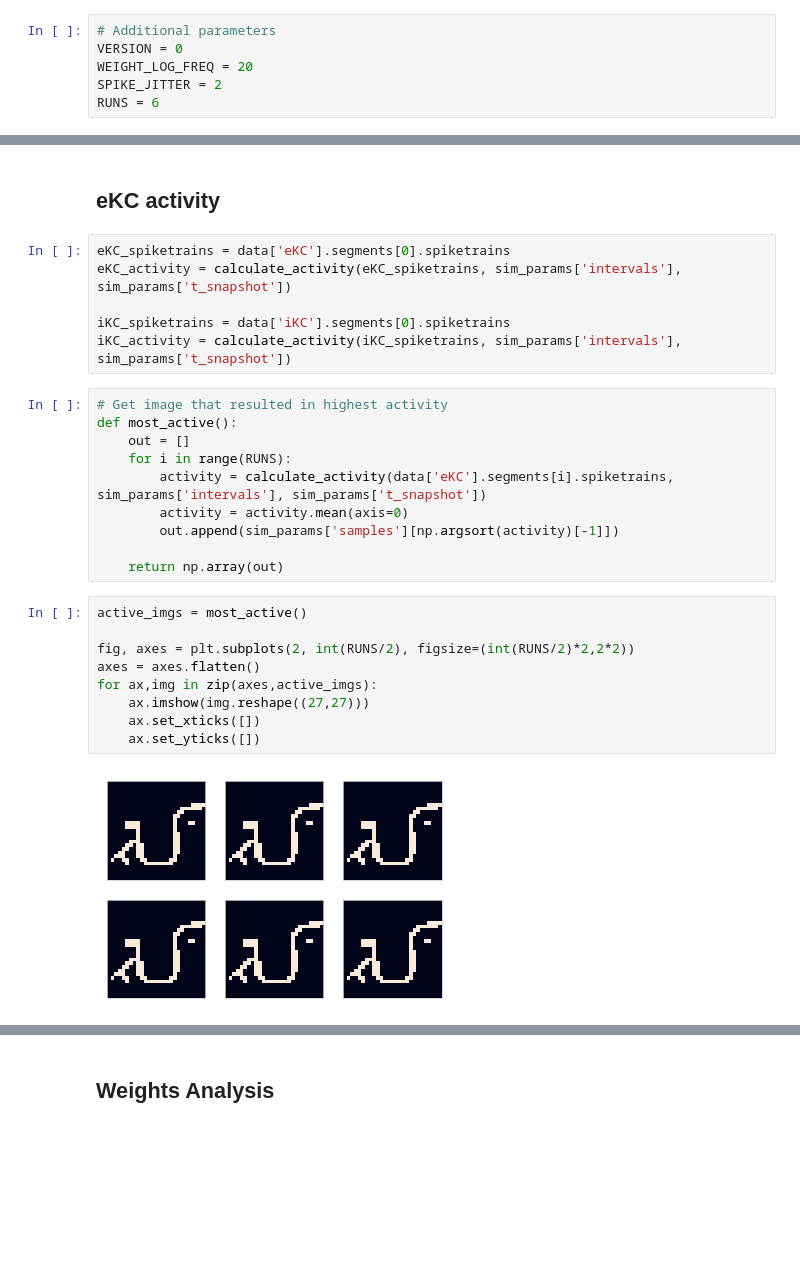
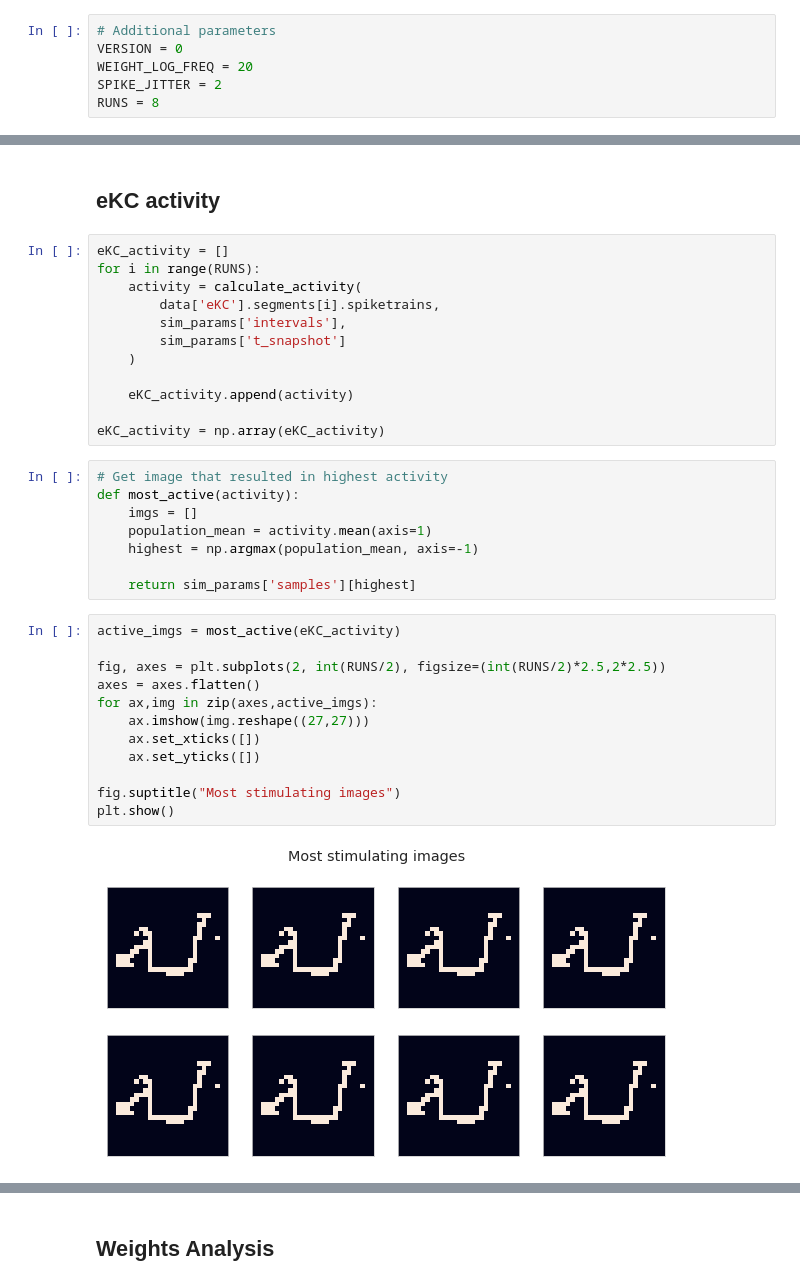
Before and after one commit to bikeboi/jra-project, a Jupyter notebook: experiment_1.ipynb, the cells around one changed output, grey strips where cells are left out. Cells and saved outputs as stored; diff of their text form; blank space fills up the shorter version.

```diff
--- a/experiment_1.ipynb
+++ b/experiment_1.ipynb
@@ -105,7 +105,7 @@ Sparsity Ratio per-class: [0.92160494 0.93374486]
 VERSION = 0
 WEIGHT_LOG_FREQ = 20
 SPIKE_JITTER = 2
-RUNS = 6
+RUNS = 8
 # %%
 run(
     inputs,
@@ -167,32 +167,39 @@ plt.show()
 # %% [markdown]
 ## eKC activity
-# %%
-eKC_spiketrains = data['eKC'].segments[0].spiketrains
-eKC_activity = calculate_activity(eKC_spiketrains, sim_params['intervals'], sim_params['t_snapshot'])
-
-iKC_spiketrains = data['iKC'].segments[0].spiketrains
-iKC_activity = calculate_activity(iKC_spiketrains, sim_params['intervals'], sim_params['t_snapshot'])
 # %%
-# Get image that resulted in highest activity
-def most_active():
-    out = []
-    for i in range(RUNS):
-        activity = calculate_activity(data['eKC'].segments[i].spiketrains, sim_params['intervals'], sim_params['t_snapshot'])
-        activity = activity.mean(axis=0)
-        out.append(sim_params['samples'][np.argsort(activity)[-1]])
+eKC_activity = []
+for i in range(RUNS):
+    activity = calculate_activity(
+        data['eKC'].segments[i].spiketrains,
+        sim_params['intervals'],
+        sim_params['t_snapshot']
+    )
 
-    return np.array(out)
+    eKC_activity.append(activity)
+
+eKC_activity = np.array(eKC_activity)
+# %%
+# Get image that resulted in highest activity
+def most_active(activity):
+    imgs = []
+    population_mean = activity.mean(axis=1)
+    highest = np.argmax(population_mean, axis=-1)
+
+    return sim_params['samples'][highest]
 # %%
-active_imgs = most_active()
+active_imgs = most_active(eKC_activity)
 
-fig, axes = plt.subplots(2, int(RUNS/2), figsize=(int(RUNS/2)*2,2*2))
+fig, axes = plt.subplots(2, int(RUNS/2), figsize=(int(RUNS/2)*2.5,2*2.5))
 axes = axes.flatten()
 for ax,img in zip(axes,active_imgs):
     ax.imshow(img.reshape((27,27)))
     ax.set_xticks([])
     ax.set_yticks([])
+
+fig.suptitle("Most stimulating images")
+plt.show()
 # %% [output]
-[figure, old version]
+[figure, new version]
 # %%
 def distance_matrix(activity, metric):
     return np.nan_to_num(scipy.spatial.distance.squareform(scipy.spatial.distance.pdist(activity, metric=metric)))
```
Also changed, not shown: parts of 9 cells of this notebook, 4 other files.
